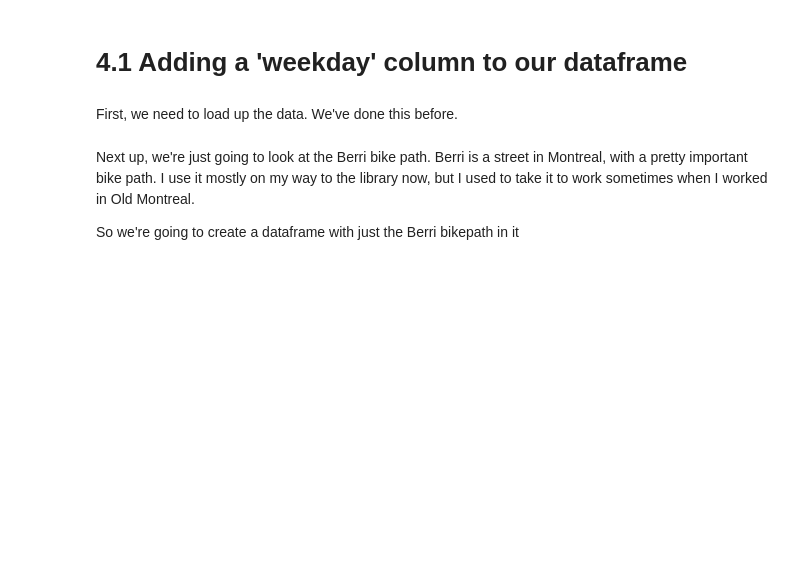
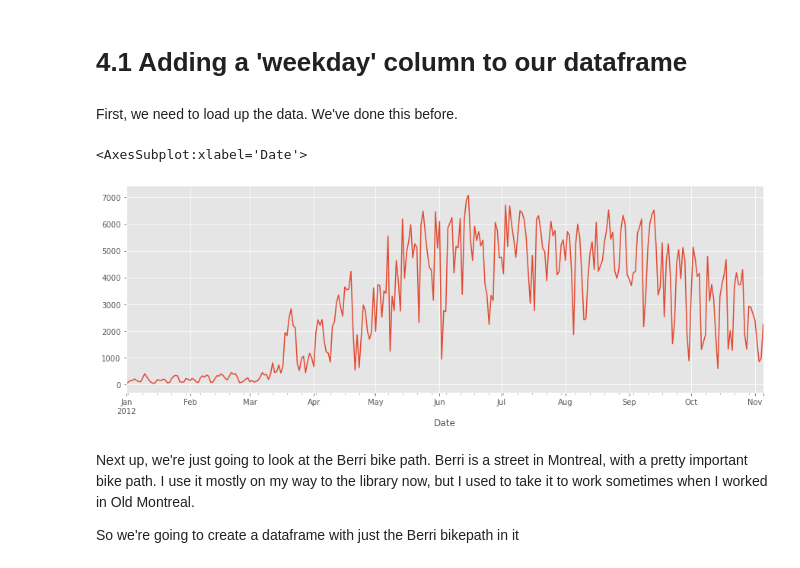
Before and after one commit to bensn131/pandas-cookbook, a Jupyter notebook: cookbook/Chapter 04 - Find out on which weekday people bike the most with groupby and aggregate.ipynb, the cells around one changed output. Cells and saved outputs as stored; diff of their text form; code cells hidden in the pictures; blank space fills up the shorter version.

```diff
--- a/cookbook/Chapter 04 - Find out on which weekday people bike the most with groupby and aggregate.ipynb
+++ b/cookbook/Chapter 04 - Find out on which weekday people bike the most with groupby and aggregate.ipynb
@@ -13,6 +13,12 @@ plt.rcParams['font.family'] = 'sans-serif'
 # Not necessary in pandas 0.13.
 pd.set_option('display.width', 5000)
 pd.set_option('display.max_columns', 60)
+
+# filepath for local execution:
+PATH = '../data/bikes.csv'
+
+# filepath for online (colab) execution:
+#PATH = 'https://raw.githubusercontent.com/jvns/pandas-cookbook/master/data/bikes.csv'
 # %% [markdown]
 Okay! We're going back to our bike path dataset here. I live in Montreal, and I was curious about whether we're more of a commuter city or a biking-for-fun city -- do people bike more on weekends, or on weekdays?
 # %% [markdown]
@@ -20,8 +26,11 @@ Okay! We're going back to our bike path dataset here. I live in Montreal, and I
 # %% [markdown]
 First, we need to load up the data. We've done this before.
 # %%
-bikes = pd.read_csv('../data/bikes.csv', sep=';', encoding='latin1', parse_dates=['Date'], dayfirst=True, index_col='Date')
+bikes = pd.read_csv(PATH, sep=';', encoding='latin1', parse_dates=['Date'], dayfirst=True, index_col='Date')
 bikes['Berri 1'].plot()
+# %% [output]
+<AxesSubplot:xlabel='Date'>
+[figure, added]
 # %% [markdown]
 Next up, we're just going to look at the Berri bike path. Berri is a street in Montreal, with a pretty important bike path. I use it mostly on my way to the library now, but I used to take it to work sometimes when I worked in Old Montreal.
 
```
Also changed, not shown: parts of 14 cells of this notebook, 9 other files.
